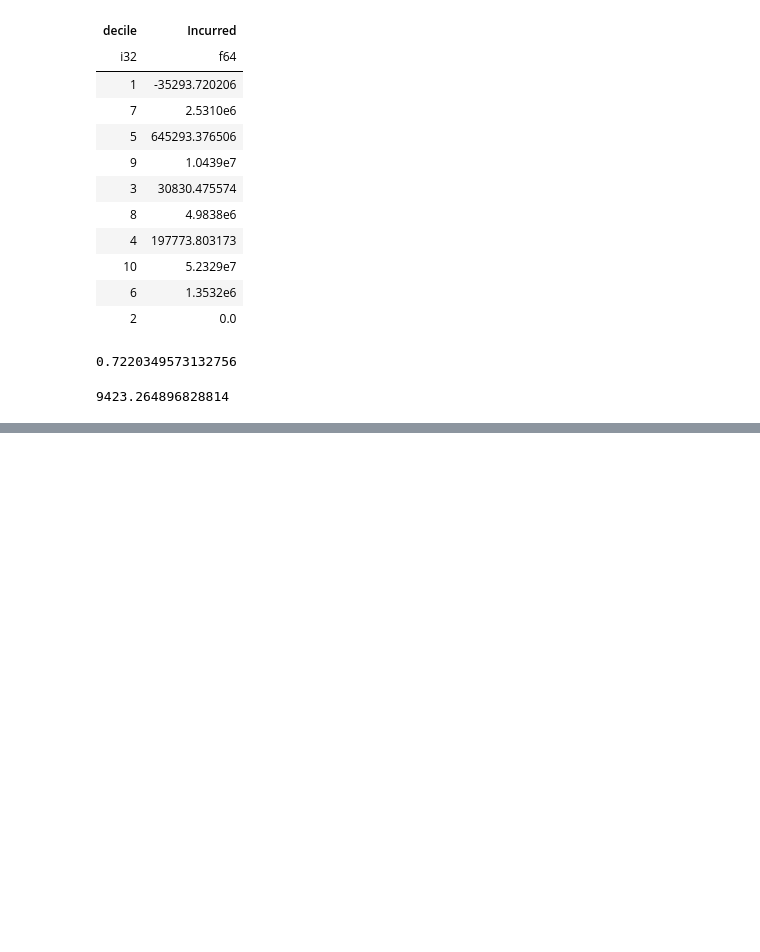
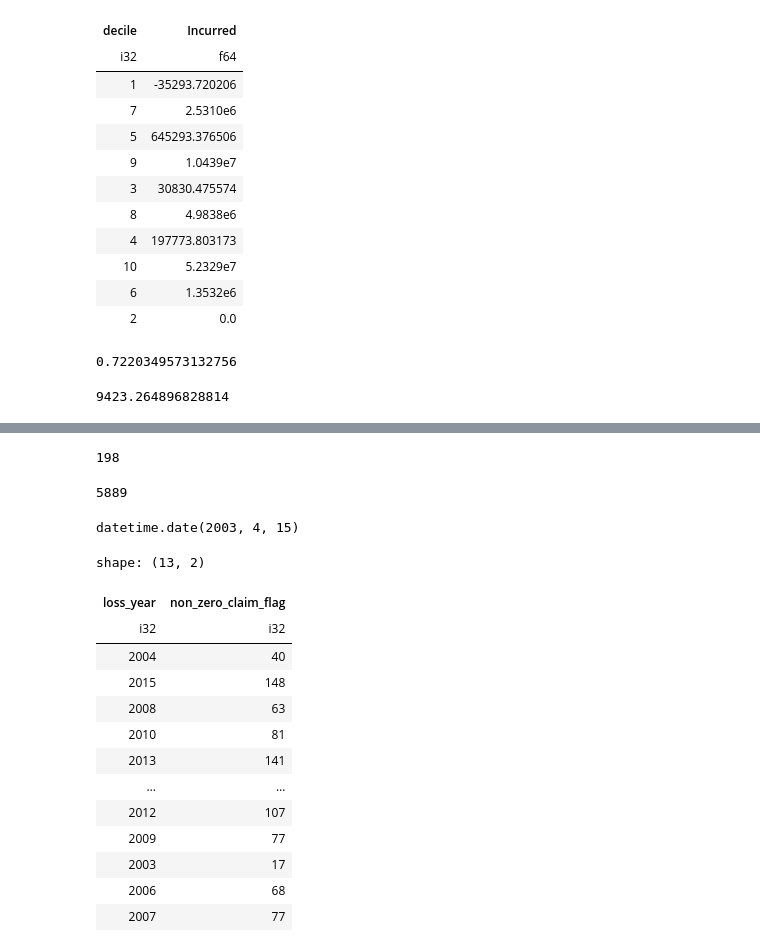
Before and after one commit to John2Wragg/Practice_Solution, a Jupyter notebook: Data_Preparation/dataloader.ipynb, the cells around one changed output, grey strips where cells are left out. Cells and saved outputs as stored; diff of their text form; code cells hidden in the pictures; blank space fills up the shorter version.

```diff
--- a/Data_Preparation/dataloader.ipynb
+++ b/Data_Preparation/dataloader.ipynb
@@ -758,0 +802,29 @@ data_flag["Incurred"].mean()
+# %%
+loss_year_agg_count_large_loss["Large_Loss_Flag"].sum()
+# %% [output]
+198
+# %%
+loss_year_agg_count["non_zero_claim_flag"].sum()
+# %% [output]
+5889
+# %%
+overall["date_of_loss"].min()
+# %% [output]
+datetime.date(2003, 4, 15)
+# %%
+test.group_by(pl.col("loss_year")).agg(pl.col("non_zero_claim_flag").sum())
+# %% [output]
+shape: (13, 2)
+| loss_year | non_zero_claim_flag |
+| i32 | i32 |
+| 2004 | 40 |
+| 2015 | 148 |
+| 2008 | 63 |
+| 2010 | 81 |
+| 2013 | 141 |
+| … | … |
+| 2012 | 107 |
+| 2009 | 77 |
+| 2003 | 17 |
+| 2006 | 68 |
+| 2007 | 77 |
```
Also changed, not shown: parts of 20 cells of this notebook, 8 other files.
